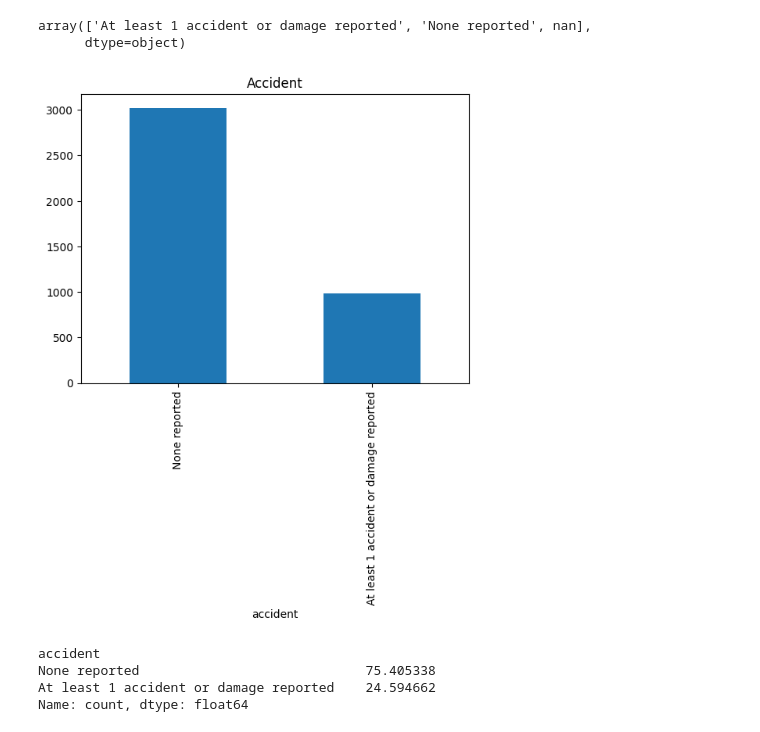
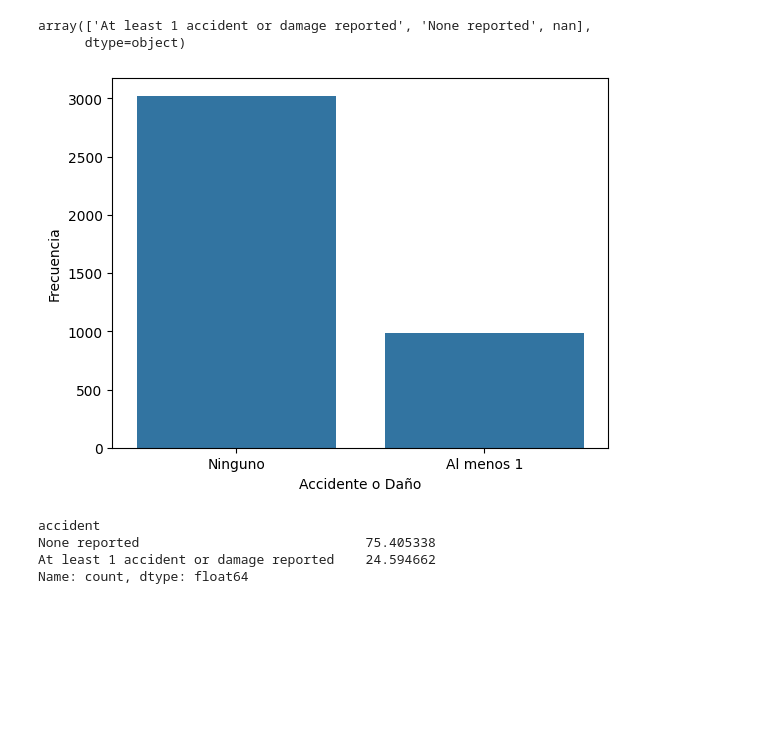
Before and after one commit to PabloJRW/used-car-price-prediction, a Jupyter notebook: notebooks/EDA.ipynb, the cells around one changed output. Cells and saved outputs as stored; diff of their text form; code cells hidden in the pictures; blank space fills up the shorter version.

```diff
--- a/notebooks/EDA.ipynb
+++ b/notebooks/EDA.ipynb
@@ -450,13 +482,15 @@ array(['At least 1 accident or damage reported', 'None reported', nan],
 # %%
 # Convierto los valores nulos a 'None reported'
 df['accident'] = df['accident'].fillna('None reported')
 df2['accident'] = df['accident'].copy()
 
-plt.title('Accident')
-df['accident'].value_counts().plot(kind='bar')
+sns.barplot(df['accident'].value_counts())
+plt.xticks(ticks=['None reported','At least 1 accident or damage reported'], labels=['Ninguno', 'Al menos 1'])
+plt.xlabel('Accidente o Daño')
+plt.ylabel('Frecuencia')
 plt.show()
 # %% [output]
-[figure, old version]
+[figure, new version]
 # %%
 # Porcentaje de autos accidentados
 df['accident'].value_counts() / df['accident'].count() * 100
```
Also changed, not shown: parts of 11 cells of this notebook, 3 other files.
